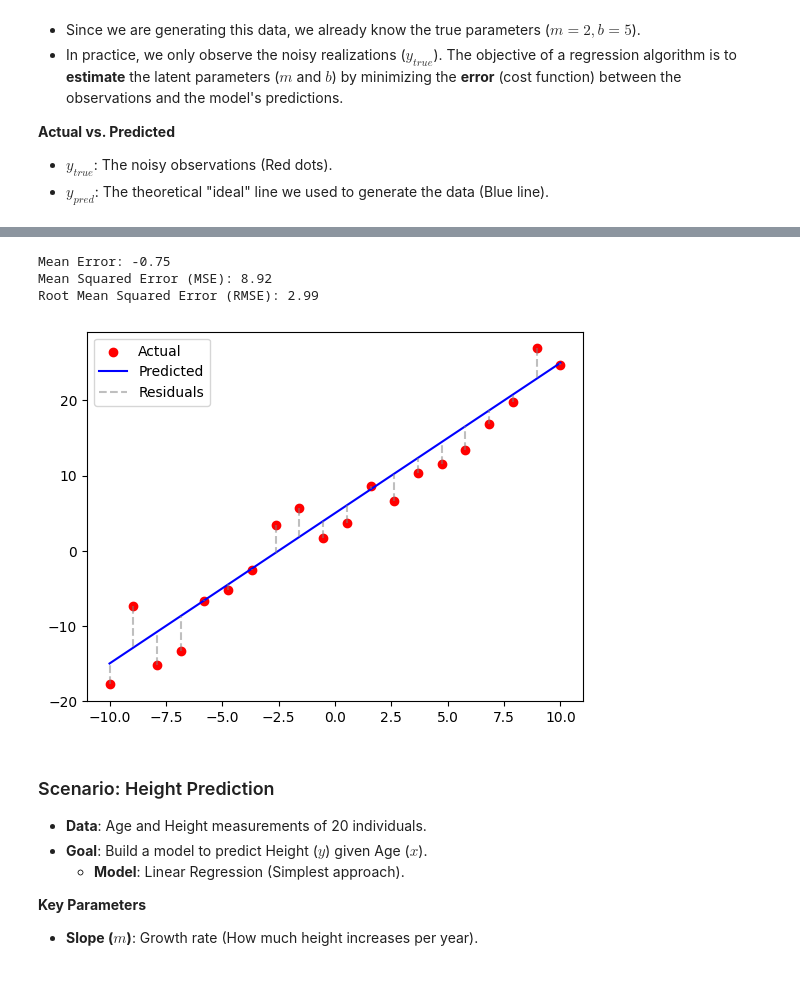
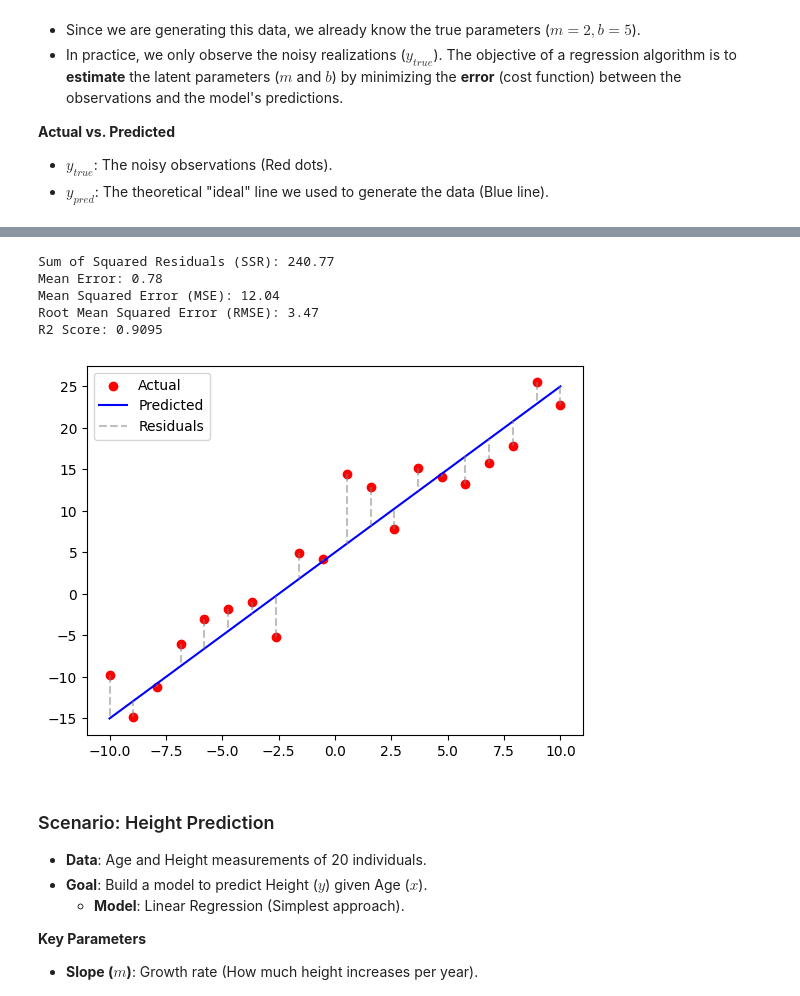
Before and after one commit to k26rahul/dl-and-genai, a Jupyter notebook: week-1/linear-regression.ipynb, the cells around one changed output, grey strips where cells are left out. Drawn from its saved outputs; the diff is of its cells as text; code cells hidden in the pictures.

```diff
--- a/week-1/linear-regression.ipynb
+++ b/week-1/linear-regression.ipynb
@@ -77,28 +85,38 @@ _ = plt.legend()
 # %%
 # Setup
 m, b = 2, 5
 x = np.linspace(-10, 10, 20)
 y_true = m * x + b + (np.random.randn(20) * 4)
 y_pred = m * x + b
 
 # Metrics
 residuals = y_true - y_pred
+ssr = np.sum(residuals**2)
 mse = np.mean(residuals**2)
+rmse = np.sqrt(mse)
 
+# R2 Score calculation
+ss_tot = np.sum((y_true - np.mean(y_true))**2)
+r2 = 1 - (ssr / ss_tot)
+
+print(f"Sum of Squared Residuals (SSR): {ssr:.2f}")
 print(f"Mean Error: {np.mean(residuals):.2f}")
 print(f"Mean Squared Error (MSE): {mse:.2f}")
-print(f"Root Mean Squared Error (RMSE): {np.sqrt(mse):.2f}")
+print(f"Root Mean Squared Error (RMSE): {rmse:.2f}")
+print(f"R2 Score: {r2:.4f}")
 
 # Plotting
 _ = plt.scatter(x, y_true, color='red', label='Actual')
 _ = plt.plot(x, y_pred, color='blue', label='Predicted')
 _ = plt.vlines(x, y_true, y_pred, color='gray', linestyle='--', alpha=0.5, label='Residuals')
 _ = plt.legend()
 # %% [output]
-Mean Error: -0.75
-Mean Squared Error (MSE): 8.92
-Root Mean Squared Error (RMSE): 2.99
+Sum of Squared Residuals (SSR): 240.77
+Mean Error: 0.78
+Mean Squared Error (MSE): 12.04
+Root Mean Squared Error (RMSE): 3.47
+R2 Score: 0.9095
-[figure, old version]
+[figure, new version]
 # %% [markdown]
 ### Scenario: Height Prediction
 
```
Also changed, not shown: parts of 17 cells of this notebook.
